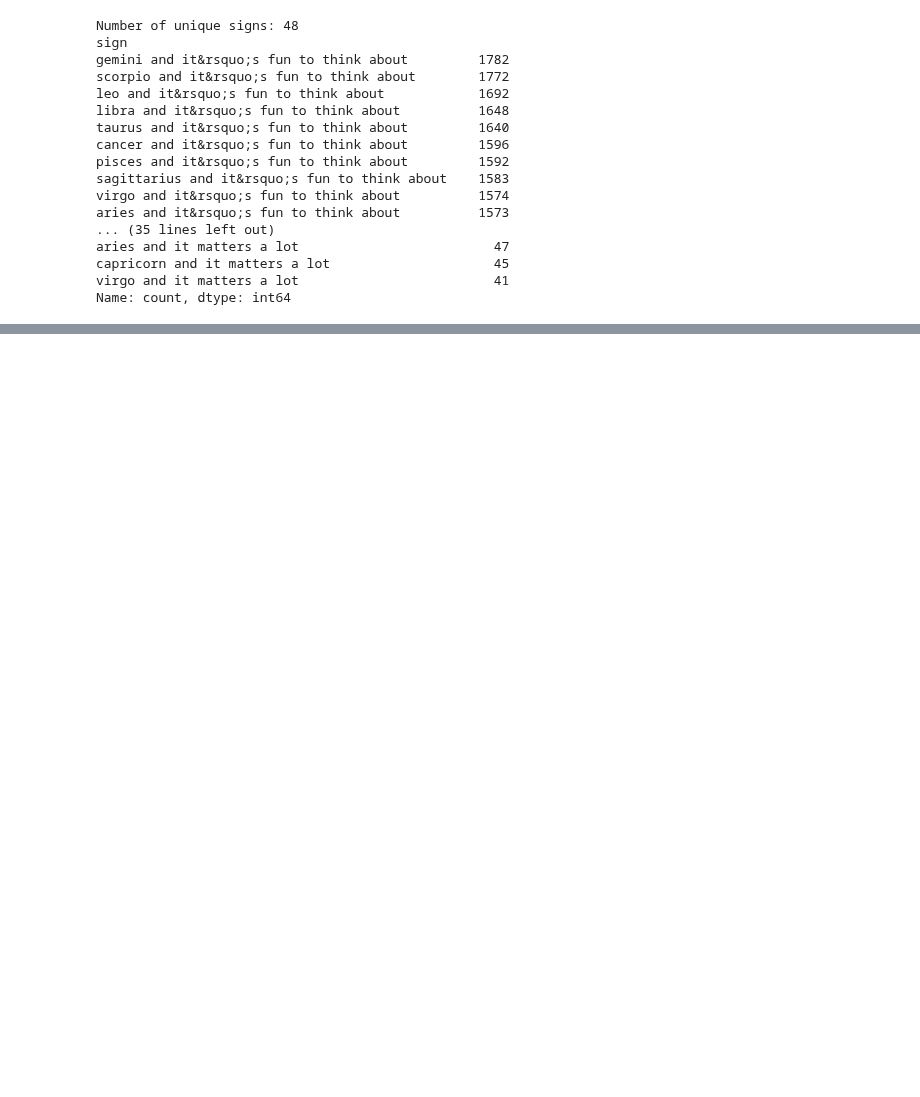
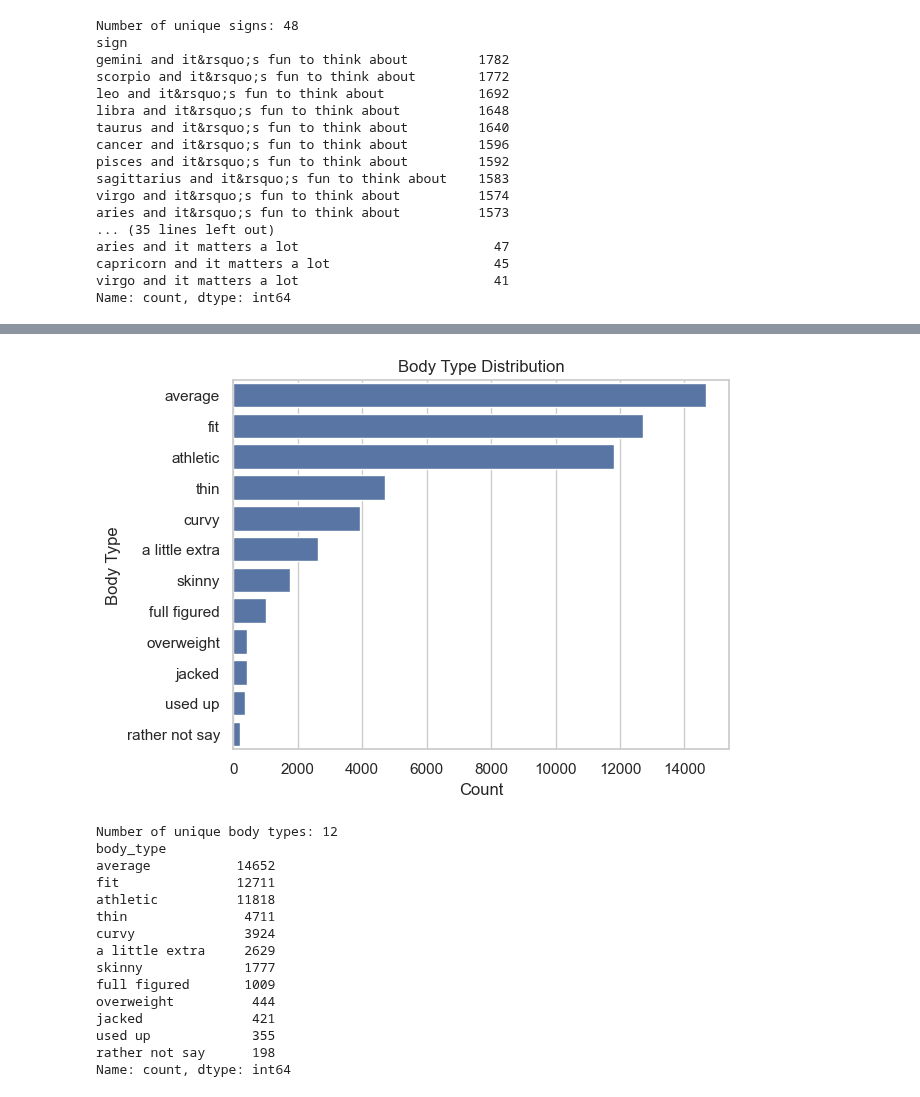
Before and after one commit to nsmith7atafi/OKCupid_Project, a Jupyter notebook: date-a-scientist.ipynb, the cells around one changed output, grey strips where cells are left out. Drawn from its saved outputs; the diff is of its cells as text; code cells hidden in the pictures; blank space fills up the shorter version.

Commit message:
Updated project with further exploring and preprocessing data

```diff
--- a/date-a-scientist.ipynb
+++ b/date-a-scientist.ipynb
@@ -120,0 +292,28 @@ print(profiles['sign_cleaned'].value_counts())  # Count the occurrences of each
+# %%
+# This plot shows the distribution of body type in the dataset
+sns.countplot(data=profiles, y='body_type', order=profiles['body_type'].value_counts().index)
+plt.title('Body Type Distribution')
+plt.xlabel('Count')
+plt.ylabel('Body Type')
+plt.show()
+# Display the number of unique body types
+print("Number of unique body types:", profiles['body_type'].nunique())
+# Display the unique body types with their counts
+print(profiles['body_type'].value_counts())
+# %% [output]
+[figure, added]
+Number of unique body types: 12
+body_type
+average           14652
+fit               12711
+athletic          11818
+thin               4711
+curvy              3924
+a little extra     2629
+skinny             1777
+full figured       1009
+overweight          444
+jacked              421
+used up             355
+rather not say      198
+Name: count, dtype: int64
```
Also changed, not shown: parts of 40 cells of this notebook.
